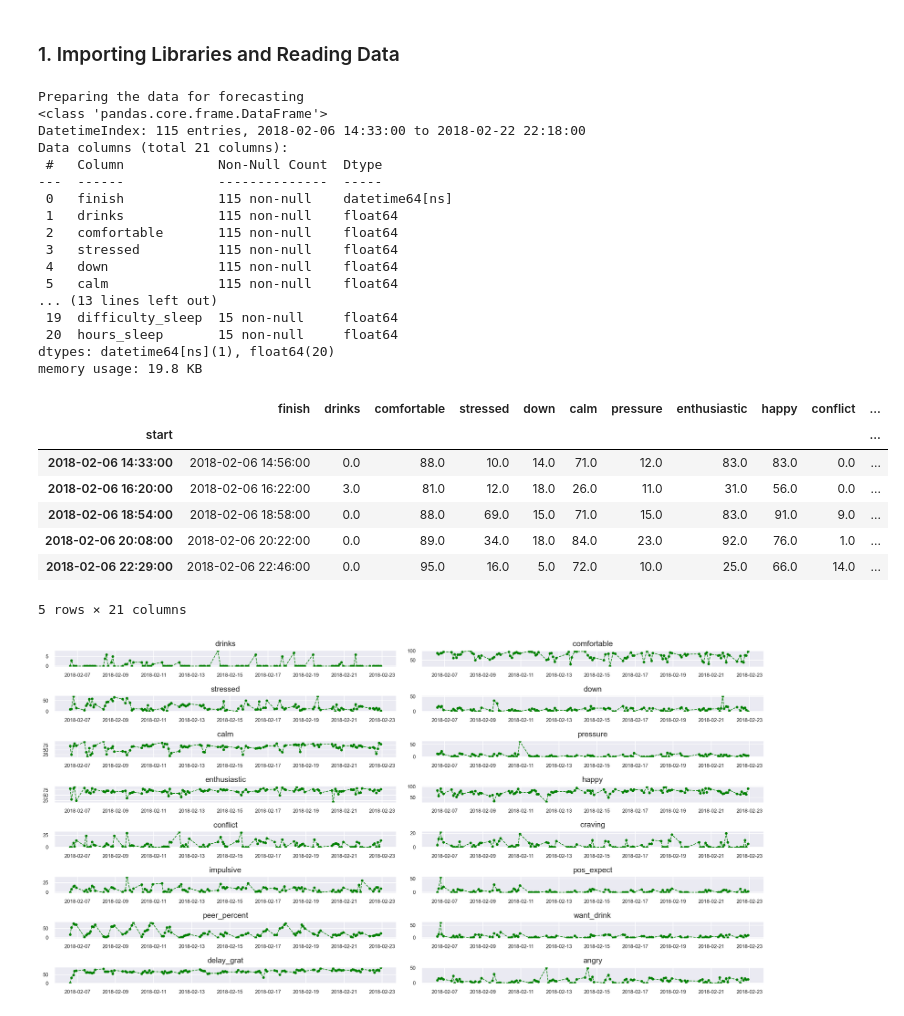
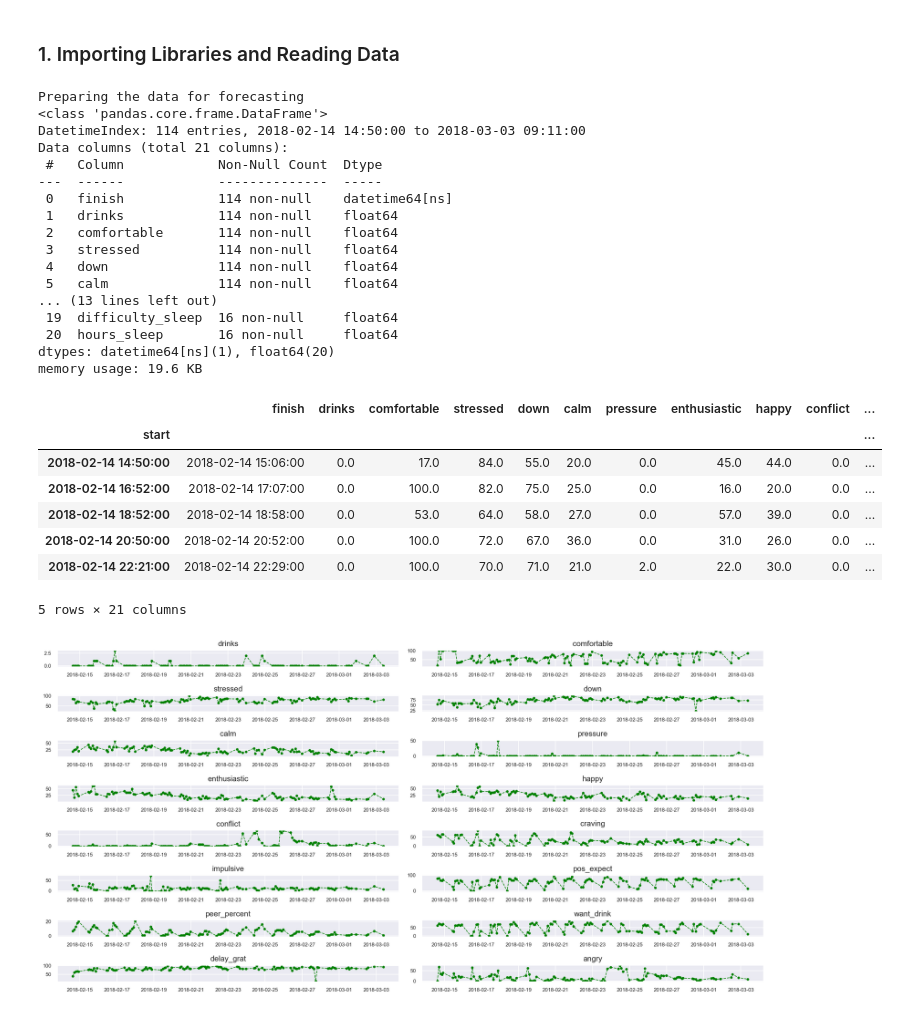
Before and after one commit to RoscaAlex00/DLTimeSeries, a Jupyter notebook: linear_nb.ipynb, the cells around one changed output. Saved outputs shown, nothing was run; the diff lists cells and outputs as text; code cells hidden in the pictures.

```diff
--- a/linear_nb.ipynb
+++ b/linear_nb.ipynb
@@ -22,40 +22,40 @@ sns.set()
 # %%
 train_df, test_df, data_raw_list = load_data.load_alcohol()
 
 patients_time = []
 # Prepare the time series
 print('Preparing the data for forecasting')
 for i in range(len(data_raw_list)):
     patients_time.append(load_data.prepare_data_alcohol(data_raw_list[i]))
 
-first_patient = patients_time[0]
+first_patient = patients_time[5]
 first_patient.info()
 first_patient.head()
 # %% [output]
 Preparing the data for forecasting
 <class 'pandas.core.frame.DataFrame'>
-DatetimeIndex: 115 entries, 2018-02-06 14:33:00 to 2018-02-22 22:18:00
+DatetimeIndex: 114 entries, 2018-02-14 14:50:00 to 2018-03-03 09:11:00
 Data columns (total 21 columns):
  #   Column            Non-Null Count  Dtype
 ---  ------            --------------  -----
- 0   finish            115 non-null    datetime64[ns]
- 1   drinks            115 non-null    float64
- 2   comfortable       115 non-null    float64
- 3   stressed          115 non-null    float64
- 4   down              115 non-null    float64
- 5   calm              115 non-null    float64
+ 0   finish            114 non-null    datetime64[ns]
+ 1   drinks            114 non-null    float64
+ 2   comfortable       114 non-null    float64
+ 3   stressed          114 non-null    float64
+ 4   down              114 non-null    float64
+ 5   calm              114 non-null    float64
 ... (13 lines left out)
- 19  difficulty_sleep  15 non-null     float64
- 20  hours_sleep       15 non-null     float64
+ 19  difficulty_sleep  16 non-null     float64
+ 20  hours_sleep       16 non-null     float64
 dtypes: datetime64[ns](1), float64(20)
-memory usage: 19.8 KB
+memory usage: 19.6 KB
 |  | finish | drinks | comfortable | stressed | down | calm | pressure | enthusiastic | happy | conflict | ... |
 | start |  |  |  |  |  |  |  |  |  |  | ... |
-| 2018-02-06 14:33:00 | 2018-02-06 14:56:00 | 0.0 | 88.0 | 10.0 | 14.0 | 71.0 | 12.0 | 83.0 | 83.0 | 0.0 | ... |
-| 2018-02-06 16:20:00 | 2018-02-06 16:22:00 | 3.0 | 81.0 | 12.0 | 18.0 | 26.0 | 11.0 | 31.0 | 56.0 | 0.0 | ... |
-| 2018-02-06 18:54:00 | 2018-02-06 18:58:00 | 0.0 | 88.0 | 69.0 | 15.0 | 71.0 | 15.0 | 83.0 | 91.0 | 9.0 | ... |
-| 2018-02-06 20:08:00 | 2018-02-06 20:22:00 | 0.0 | 89.0 | 34.0 | 18.0 | 84.0 | 23.0 | 92.0 | 76.0 | 1.0 | ... |
-| 2018-02-06 22:29:00 | 2018-02-06 22:46:00 | 0.0 | 95.0 | 16.0 | 5.0 | 72.0 | 10.0 | 25.0 | 66.0 | 14.0 | ... |
+| 2018-02-14 14:50:00 | 2018-02-14 15:06:00 | 0.0 | 17.0 | 84.0 | 55.0 | 20.0 | 0.0 | 45.0 | 44.0 | 0.0 | ... |
+| 2018-02-14 16:52:00 | 2018-02-14 17:07:00 | 0.0 | 100.0 | 82.0 | 75.0 | 25.0 | 0.0 | 16.0 | 20.0 | 0.0 | ... |
+| 2018-02-14 18:52:00 | 2018-02-14 18:58:00 | 0.0 | 53.0 | 64.0 | 58.0 | 27.0 | 0.0 | 57.0 | 39.0 | 0.0 | ... |
+| 2018-02-14 20:50:00 | 2018-02-14 20:52:00 | 0.0 | 100.0 | 72.0 | 67.0 | 36.0 | 0.0 | 31.0 | 26.0 | 0.0 | ... |
+| 2018-02-14 22:21:00 | 2018-02-14 22:29:00 | 0.0 | 100.0 | 70.0 | 71.0 | 21.0 | 2.0 | 22.0 | 30.0 | 0.0 | ... |
 5 rows × 21 columns
 # %%
 # Plot the data for one of the patients
@@ -70,5 +70,5 @@ for i, ax in enumerate(axes.flatten()):
 plt.tight_layout()
 plt.show()
 # %% [output]
-[figure, old version]
+[figure, new version]
 # %%
```
Also changed, not shown: parts of 6 cells of this notebook.
